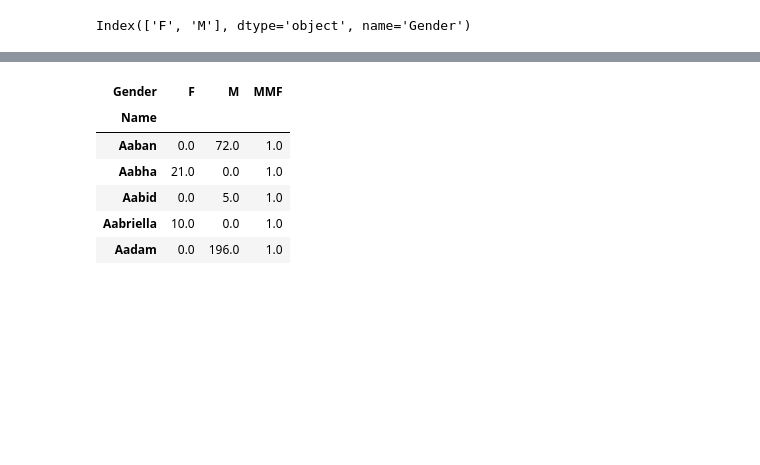
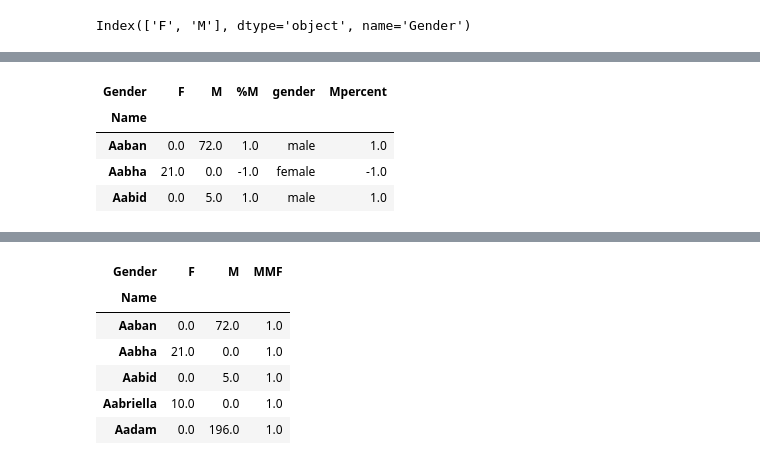
Before and after one commit to Rogerh91/Springboard-DS2, a Jupyter notebook: Springboard DS2 Capstone Project - Diversity in Bootcamps.ipynb, the cells around one changed output, grey strips where cells are left out. Cells and saved outputs as stored; diff of their text form; code cells hidden in the pictures; blank space fills up the shorter version.

```diff
--- a/Springboard DS2 Capstone Project - Diversity in Bootcamps.ipynb
+++ b/Springboard DS2 Capstone Project - Diversity in Bootcamps.ipynb
@@ -245,0 +309,8 @@ namechartdiff["MMF"] = abs((namechartdiff["M"] - namechartdiff["F"])/(namechartd
+# %%
+namechartdiff.head(3)
+# %% [output]
+| Gender | F | M | %M | gender | Mpercent |
+| Name |  |  |  |  |  |
+| Aaban | 0.0 | 72.0 | 1.0 | male | 1.0 |
+| Aabha | 21.0 | 0.0 | -1.0 | female | -1.0 |
+| Aabid | 0.0 | 5.0 | 1.0 | male | 1.0 |
```
Also changed, not shown: parts of 37 cells of this notebook.
